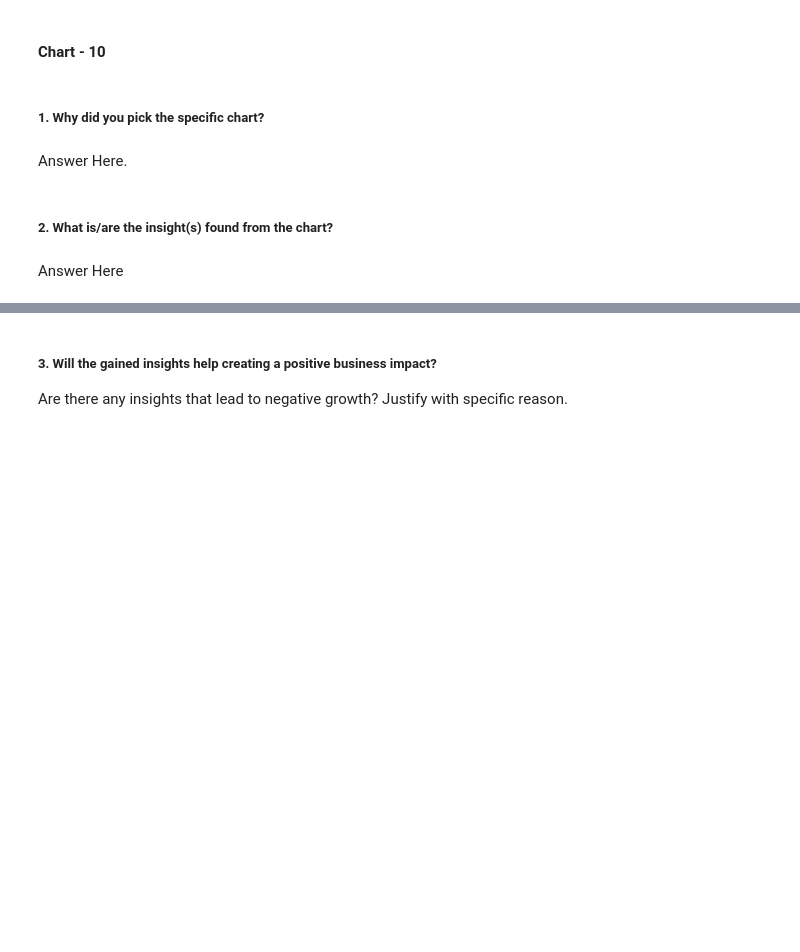
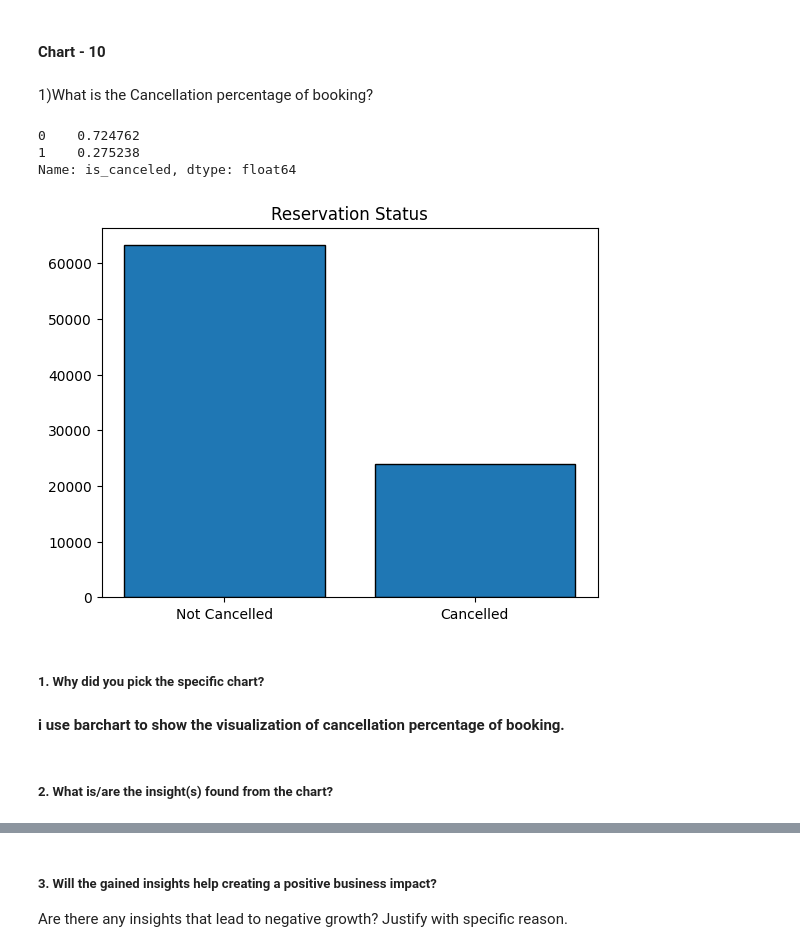
Before and after one commit to meenakshimalik433/Hotel-Booking-Analysis, a Jupyter notebook: Capstone_project_Hotel_Booking_Analysis.ipynb, the cells around one changed output, grey strips where cells are left out. Cells and saved outputs as stored; diff of their text form; code cells hidden in the pictures; blank space fills up the shorter version.

```diff
--- a/Capstone_project_Hotel_Booking_Analysis.ipynb
+++ b/Capstone_project_Hotel_Booking_Analysis.ipynb
@@ -801,8 +810,23 @@ Answer Here
+# %% [markdown]
+1)What is the Cancellation percentage of booking?
+# %%
+#Chart-10
+canceled_perc= new_hotel_df['is_canceled'].value_counts(normalize= True)
+print(canceled_perc)
+# %% [output]
+0    0.724762
+1    0.275238
+Name: is_canceled, dtype: float64
+# %%
+# using bar chart for visualization.
+plt.title("Reservation Status")
+plt.bar(['Not Cancelled','Cancelled'], new_hotel_df['is_canceled'].value_counts(), edgecolor='black')
+plt.show()
+# %% [output]
+[figure, added]
 # %% [markdown]
 ##### 1. Why did you pick the specific chart?
-# %% [markdown]
-Answer Here.
+# %% [markdown]
+**i use barchart to show the visualization of cancellation percentage of booking.**
 # %% [markdown]
 ##### 2. What is/are the insight(s) found from the chart?
-# %% [markdown]
-Answer Here
```
Also changed, not shown: parts of 42 cells of this notebook.
